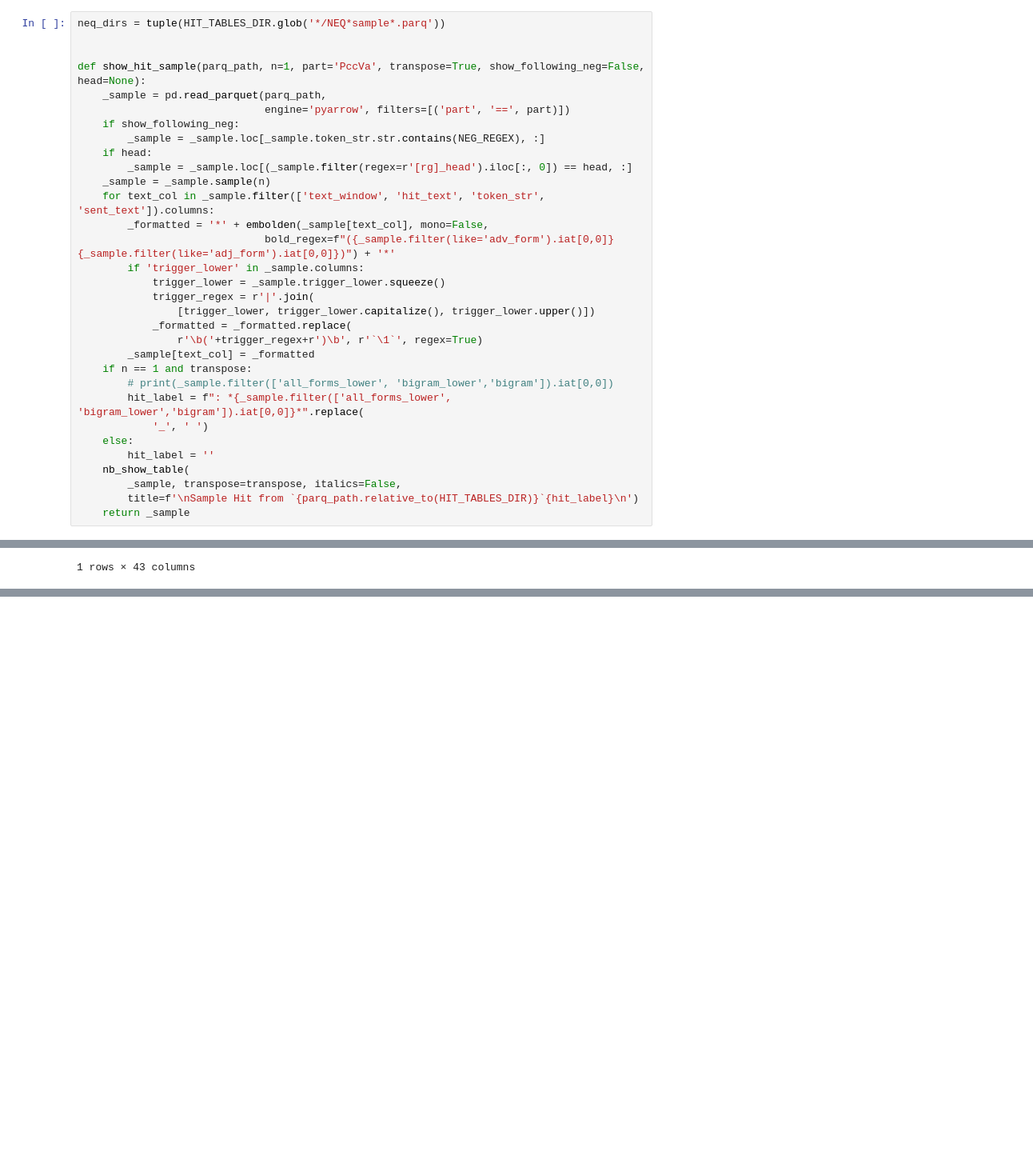
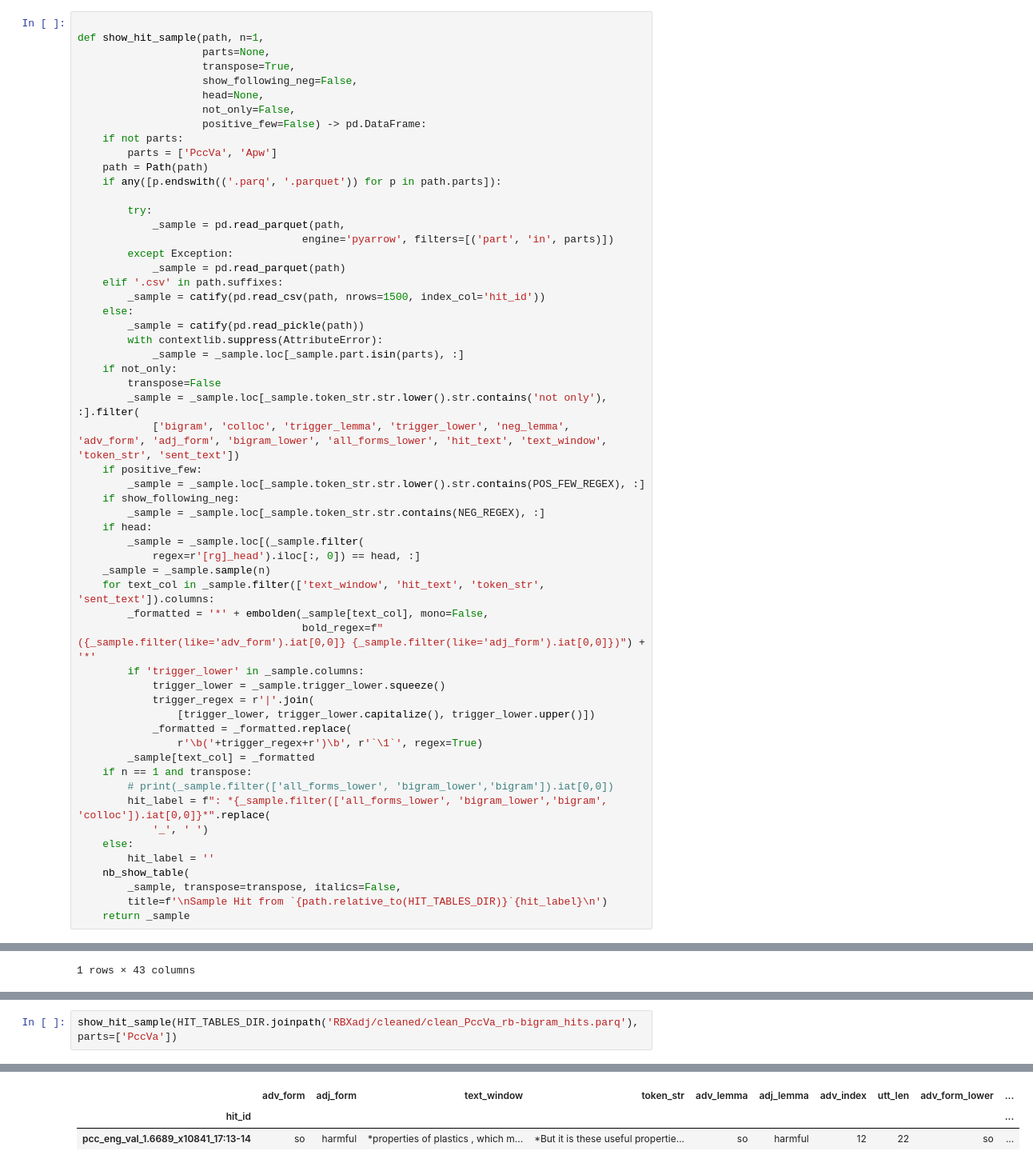
Before and after one commit to AndreaTheLinguist/sanpi, a Jupyter notebook: notebooks/hit_table_samples.ipynb, the cells around one changed output, grey strips where cells are left out. Shown at 80% size. Saved outputs shown, nothing was run; the diff lists cells and outputs as text; blank space fills up the shorter version.

```diff
--- a/notebooks/hit_table_samples.ipynb
+++ b/notebooks/hit_table_samples.ipynb
@@ -6,18 +10,43 @@ import pandas as pd
 # %%
-neq_dirs = tuple(HIT_TABLES_DIR.glob('*/NEQ*sample*.parq'))
 
+def show_hit_sample(path, n=1,
+                    parts=None,
+                    transpose=True,
+                    show_following_neg=False,
+                    head=None,
+                    not_only=False,
+                    positive_few=False) -> pd.DataFrame:
+    if not parts:
+        parts = ['PccVa', 'Apw']
+    path = Path(path)
+    if any([p.endswith(('.parq', '.parquet')) for p in path.parts]):
 
-def show_hit_sample(parq_path, n=1, part='PccVa', transpose=True, show_following_neg=False, head=None):
-    _sample = pd.read_parquet(parq_path,
-                              engine='pyarrow', filters=[('part', '==', part)])
+        try:
+            _sample = pd.read_parquet(path,
+                                    engine='pyarrow', filters=[('part', 'in', parts)])
+        except Exception:
+            _sample = pd.read_parquet(path)
+    elif '.csv' in path.suffixes:
+        _sample = catify(pd.read_csv(path, nrows=1500, index_col='hit_id'))
+    else:
+        _sample = catify(pd.read_pickle(path))
+        with contextlib.suppress(AttributeError):
+            _sample = _sample.loc[_sample.part.isin(parts), :]
+    if not_only:
+        transpose=False
+        _sample = _sample.loc[_sample.token_str.str.lower().str.contains('not only'), :].filter(
+            ['bigram', 'colloc', 'trigger_lemma', 'trigger_lower', 'neg_lemma', 'adv_form', 'adj_form', 'bigram_lower', 'all_forms_lower', 'hit_text', 'text_window', 'token_str', 'sent_text'])
+    if positive_few:
+        _sample = _sample.loc[_sample.token_str.str.lower().str.contains(POS_FEW_REGEX), :]
     if show_following_neg:
         _sample = _sample.loc[_sample.token_str.str.contains(NEG_REGEX), :]
     if head:
-        _sample = _sample.loc[(_sample.filter(regex=r'[rg]_head').iloc[:, 0]) == head, :]
+        _sample = _sample.loc[(_sample.filter(
+            regex=r'[rg]_head').iloc[:, 0]) == head, :]
     _sample = _sample.sample(n)
     for text_col in _sample.filter(['text_window', 'hit_text', 'token_str', 'sent_text']).columns:
         _formatted = '*' + embolden(_sample[text_col], mono=False,
-                              bold_regex=f"({_sample.filter(like='adv_form').iat[0,0]} {_sample.filter(like='adj_form').iat[0,0]})") + '*'
+                                    bold_regex=f"({_sample.filter(like='adv_form').iat[0,0]} {_sample.filter(like='adj_form').iat[0,0]})") + '*'
         if 'trigger_lower' in _sample.columns:
             trigger_lower = _sample.trigger_lower.squeeze()
             trigger_regex = r'|'.join(
@@ -27,11 +56,11 @@ def show_hit_sample(parq_path, n=1, part='PccVa', transpose=True, show_following
         _sample[text_col] = _formatted
     if n == 1 and transpose:
         # print(_sample.filter(['all_forms_lower', 'bigram_lower','bigram']).iat[0,0])
-        hit_label = f": *{_sample.filter(['all_forms_lower', 'bigram_lower','bigram']).iat[0,0]}*".replace(
+        hit_label = f": *{_sample.filter(['all_forms_lower', 'bigram_lower','bigram', 'colloc']).iat[0,0]}*".replace(
             '_', ' ')
     else:
         hit_label = ''
     nb_show_table(
         _sample, transpose=transpose, italics=False,
-        title=f'\nSample Hit from `{parq_path.relative_to(HIT_TABLES_DIR)}`{hit_label}\n')
+        title=f'\nSample Hit from `{path.relative_to(HIT_TABLES_DIR)}`{hit_label}\n')
     return _sample
@@ -294,3 +386,6 @@ Sample Hit from `POSmirror/ALL-POSmirror_final.parq`: *something fairly bad*
 | quarantine | False |
 | id_prefix | pcc_eng_val_1 |
 | part | PccVa |
+# %%
+show_hit_sample(HIT_TABLES_DIR.joinpath('RBXadj/cleaned/clean_PccVa_rb-bigram_hits.parq'), parts=['PccVa'])
+# %% [output]
@@ -296,0 +408,3 @@ Sample Hit from `POSmirror/ALL-POSmirror_final.parq`: *something fairly bad*
+|  | adv_form | adj_form | text_window | token_str | adv_lemma | adj_lemma | adv_index | utt_len | adv_form_lower | ... |
+| hit_id |  |  |  |  |  |  |  |  |  | ... |
+| pcc_eng_val_1.6689_x10841_17:13-14 | so | harmful | *properties of plastics , which m... | *But it is these useful propertie... | so | harmful | 12 | 22 | so | ... |
```
Also changed, not shown: parts of 10 cells of this notebook, 2 other files.
